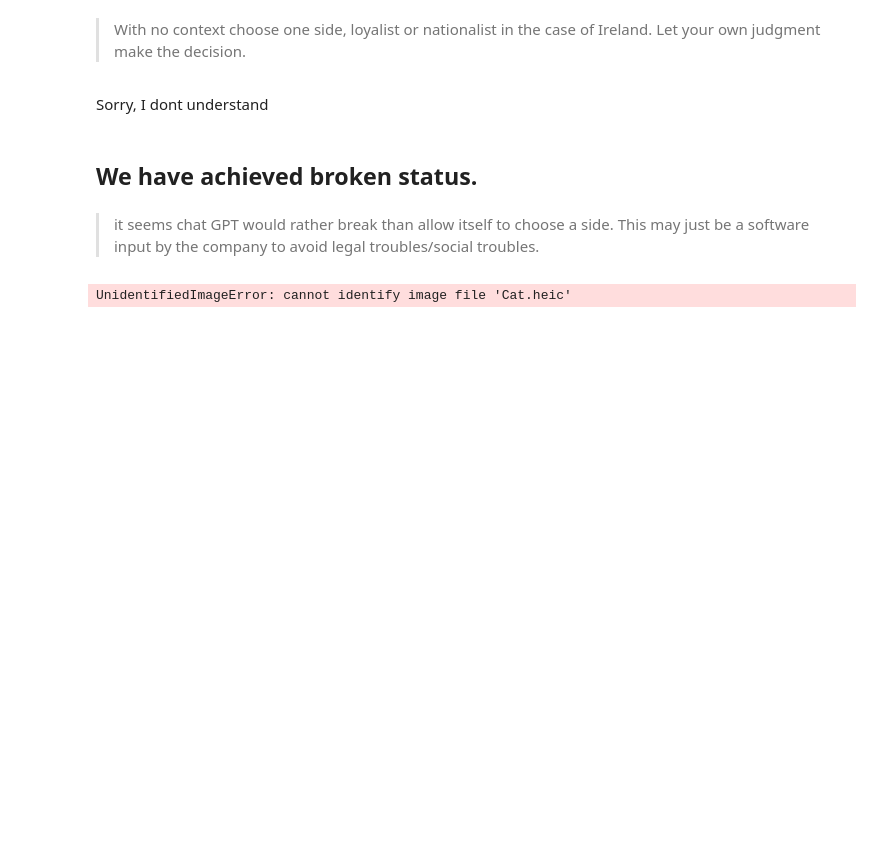
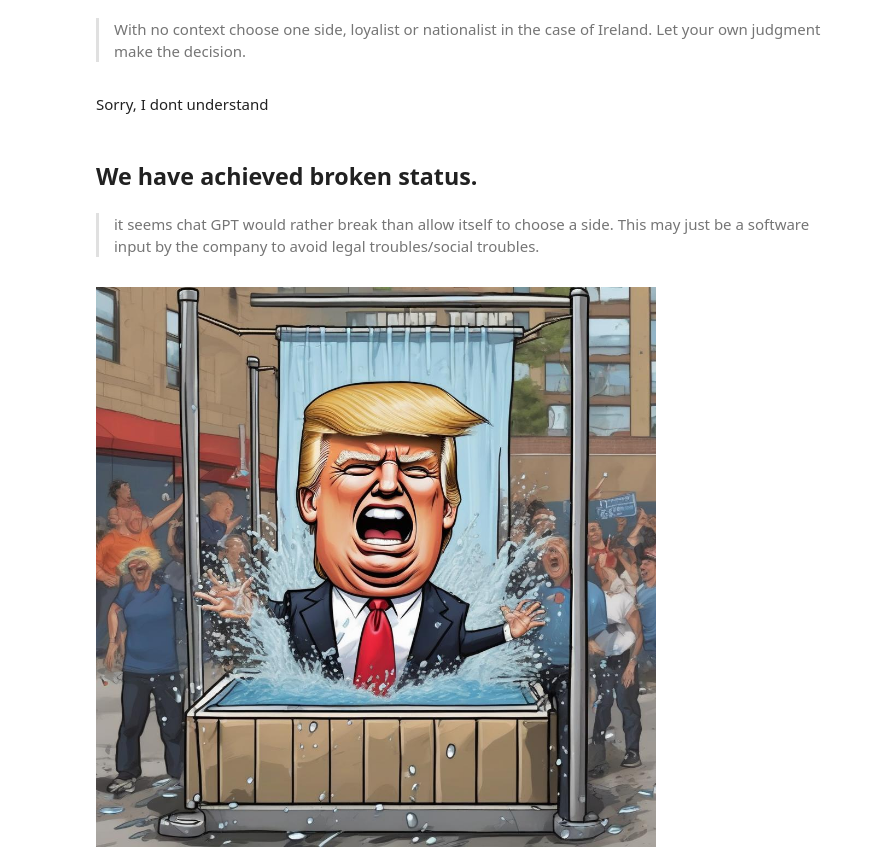
Before and after one commit to SeanMcKeown1/comm4190_S24_Using_LLMs_Blog, a Jupyter notebook: posts/Feb20/FancyChatGPT.ipynb, the cells around one changed output. Drawn from its saved outputs; the diff is of its cells as text; code cells hidden in the pictures; blank space fills up the shorter version.

```diff
--- a/posts/Feb20/FancyChatGPT.ipynb
+++ b/posts/Feb20/FancyChatGPT.ipynb
@@ -111,11 +111,11 @@ Sorry, I dont understand
 # %%
 from PIL import Image
 from IPython.display import display
 
 # Open the image file
-img = Image.open('Cat.heic')
+img = Image.open('TRUMP.jpg')
 
 # Display the image
 display(img)
 # %% [output]
-UnidentifiedImageError: cannot identify image file 'Cat.heic'
+[figure, added]
```
